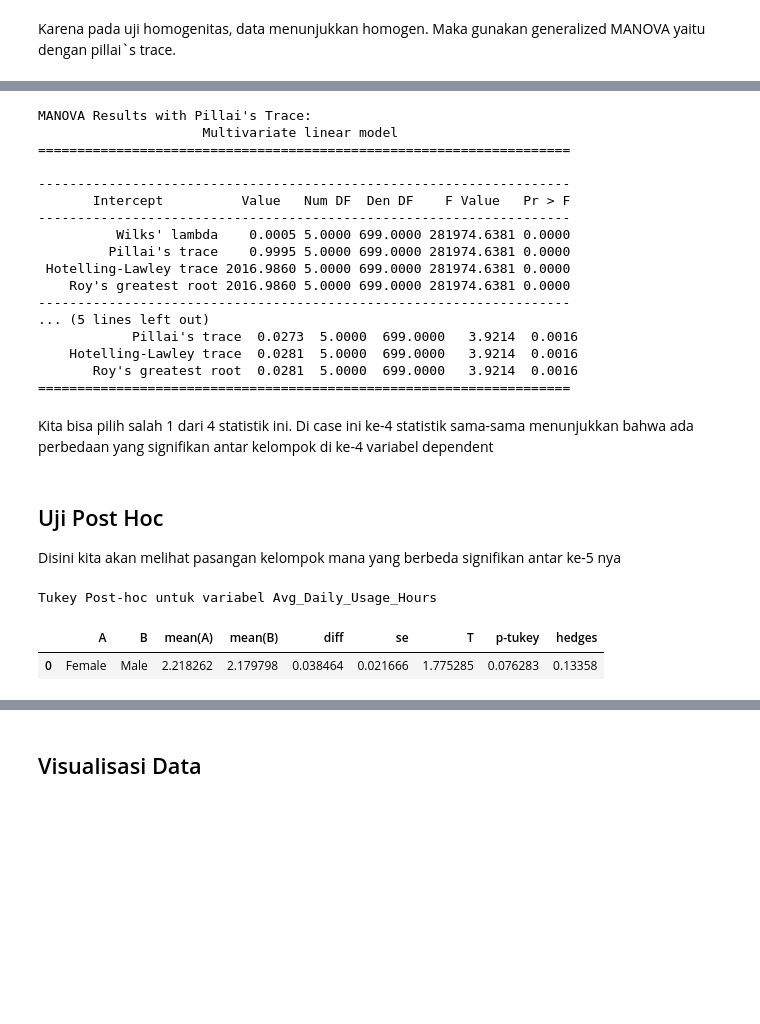
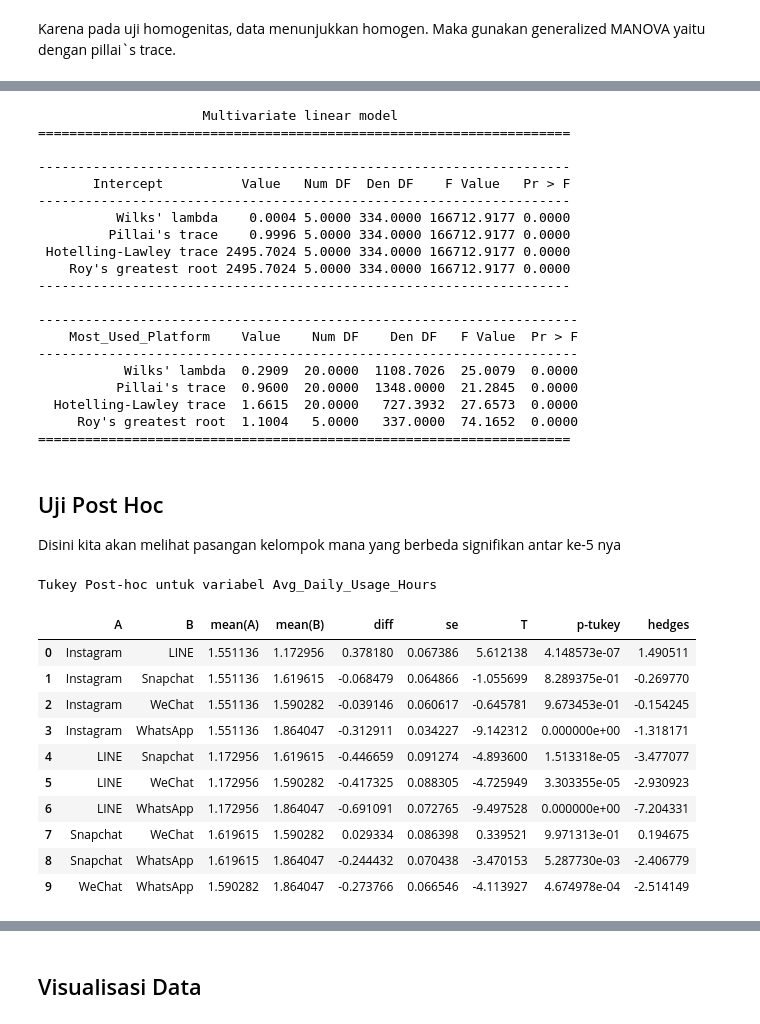
Before and after one commit to ahdann/Analisis-Manova, a Jupyter notebook: Analisis_Manova_Media_Sosial_Mahasiswa.ipynb, the cells around one changed output, grey strips where cells are left out. Drawn from its saved outputs; the diff is of its cells as text; code cells hidden in the pictures; blank space fills up the shorter version.

```diff
--- a/Analisis_Manova_Media_Sosial_Mahasiswa.ipynb
+++ b/Analisis_Manova_Media_Sosial_Mahasiswa.ipynb
@@ -58,0 +67,3 @@ data_manova
+# %%
+data_manova = df_filtered
+data_manova
@@ -64 +86,8 @@ data_Male_numeric = data_manova.loc[data_manova['Gender']=='Male', ['Avg_Daily_U
+# %%
+#'LINE', 'Instagram', 'WhatsApp','WeChat','Snapchat'
+data_LINE_numeric = data_manova.loc[data_manova['Most_Used_Platform']=='LINE', ['Avg_Daily_Usage_Hours', 'Sleep_Hours_Per_Night', 'Mental_Health_Score', 'Conflicts_Over_Social_Media', 'Addicted_Score']]
+data_Instagram_numeric = data_manova.loc[data_manova['Most_Used_Platform']=='Instagram', ['Avg_Daily_Usage_Hours', 'Sleep_Hours_Per_Night', 'Mental_Health_Score', 'Conflicts_Over_Social_Media', 'Addicted_Score']]
+data_WhatsApp_numeric = data_manova.loc[data_manova['Most_Used_Platform']=='WhatsApp', ['Avg_Daily_Usage_Hours', 'Sleep_Hours_Per_Night', 'Mental_Health_Score', 'Conflicts_Over_Social_Media', 'Addicted_Score']]
+data_WeChat_numeric = data_manova.loc[data_manova['Most_Used_Platform']=='WeChat', ['Avg_Daily_Usage_Hours', 'Sleep_Hours_Per_Night', 'Mental_Health_Score', 'Conflicts_Over_Social_Media', 'Addicted_Score']]
+data_Snapchat_numeric = data_manova.loc[data_manova['Most_Used_Platform']=='Snapchat', ['Avg_Daily_Usage_Hours', 'Sleep_Hours_Per_Night', 'Mental_Health_Score', 'Conflicts_Over_Social_Media', 'Addicted_Score']]
 # %%
@@ -76,3 +107,10 @@ data_Male_trans = np.sqrt(data_Male_numeric)
+# %%
+#Transformasi
+data_LINE_trans = np.log(data_LINE_numeric)
+data_Instagram_trans = np.log(data_Instagram_numeric)
+data_WhatsApp_trans = np.log(data_WhatsApp_numeric)
+data_WeChat_trans = np.log(data_WeChat_numeric)
+data_Snapchat_trans = np.log(data_Snapchat_numeric)
 # %% [markdown]
 Lalu lakukan lagi uji normalitas multivariatnya
 # %%
@@ -85,8 +129,8 @@ Uji normalitas multivariat Male:  HZResults(hz=np.float64(11.817544915181674), p
 ## Uji Homogenitas
 # %%
 #Gabungkan lagi datanya
-data_trans_manova = pd.concat([data_Female_trans, data_Male_trans])
-data_trans_manova['Gender'] = data_manova['Gender'].copy()
+data_trans_manova = pd.concat([data_LINE_trans, data_Instagram_trans, data_WhatsApp_trans, data_WeChat_trans, data_Snapchat_trans ])
+data_trans_manova['Most_Used_Platform'] = data_manova['Most_Used_Platform']
 data_trans_manova
 # %% [output]
 |  | Avg_Daily_Usage_Hours | Sleep_Hours_Per_Night | Mental_Health_Score | Conflicts_Over_Social_Media | Addicted_Score | ... |
@@ -115,38 +196,46 @@ Karena pada uji homogenitas, data menunjukkan homogen. Maka gunakan generalized
 # %%
-# Standard MANOVA dengan Pillai's trace
-manova = MANOVA.from_formula('Avg_Daily_Usage_Hours + Sleep_Hours_Per_Night + Mental_Health_Score + Conflicts_Over_Social_Media + Addicted_Score ~ Gender', data=data_trans_manova)
-print("\nMANOVA Results with Pillai's Trace:")
+manova = MANOVA.from_formula('Avg_Daily_Usage_Hours + Sleep_Hours_Per_Night + Mental_Health_Score + Conflicts_Over_Social_Media + Addicted_Score ~ Most_Used_Platform', data=data_trans_manova)
 print(manova.mv_test())
 # %% [output]
-MANOVA Results with Pillai's Trace:
                      Multivariate linear model
 ====================================================================
 
 --------------------------------------------------------------------
        Intercept          Value   Num DF  Den DF    F Value   Pr > F
 --------------------------------------------------------------------
-          Wilks' lambda    0.0005 5.0000 699.0000 281974.6381 0.0000
-         Pillai's trace    0.9995 5.0000 699.0000 281974.6381 0.0000
- Hotelling-Lawley trace 2016.9860 5.0000 699.0000 281974.6381 0.0000
-    Roy's greatest root 2016.9860 5.0000 699.0000 281974.6381 0.0000
+          Wilks' lambda    0.0004 5.0000 334.0000 166712.9177 0.0000
+         Pillai's trace    0.9996 5.0000 334.0000 166712.9177 0.0000
+ Hotelling-Lawley trace 2495.7024 5.0000 334.0000 166712.9177 0.0000
+    Roy's greatest root 2495.7024 5.0000 334.0000 166712.9177 0.0000
 --------------------------------------------------------------------
-... (5 lines left out)
-            Pillai's trace  0.0273  5.0000  699.0000   3.9214  0.0016
-    Hotelling-Lawley trace  0.0281  5.0000  699.0000   3.9214  0.0016
-       Roy's greatest root  0.0281  5.0000  699.0000   3.9214  0.0016
+
+---------------------------------------------------------------------
+    Most_Used_Platform    Value    Num DF    Den DF   F Value  Pr > F
+---------------------------------------------------------------------
+           Wilks' lambda  0.2909  20.0000  1108.7026  25.0079  0.0000
+          Pillai's trace  0.9600  20.0000  1348.0000  21.2845  0.0000
+  Hotelling-Lawley trace  1.6615  20.0000   727.3932  27.6573  0.0000
+     Roy's greatest root  1.1004   5.0000   337.0000  74.1652  0.0000
 ====================================================================
-# %% [markdown]
-Kita bisa pilih salah 1 dari 4 statistik ini. Di case ini ke-4 statistik sama-sama menunjukkan bahwa ada perbedaan yang signifikan antar kelompok di ke-4 variabel dependent
 # %% [markdown]
 ## Uji Post Hoc
 
 Disini kita akan melihat pasangan kelompok mana yang berbeda signifikan antar ke-5 nya
 # %%
-tukey_usage = pg.pairwise_tukey(data=data_trans_manova, dv='Avg_Daily_Usage_Hours', between='Gender')
+tukey_usage = pg.pairwise_tukey(data=data_trans_manova, dv='Avg_Daily_Usage_Hours', between='Most_Used_Platform')
 print("\nTukey Post-hoc untuk variabel Avg_Daily_Usage_Hours")
 tukey_usage
 # %% [output]
 Tukey Post-hoc untuk variabel Avg_Daily_Usage_Hours
 |  | A | B | mean(A) | mean(B) | diff | se | T | p-tukey | hedges |
-| 0 | Female | Male | 2.218262 | 2.179798 | 0.038464 | 0.021666 | 1.775285 | 0.076283 | 0.13358 |
+| 0 | Instagram | LINE | 1.551136 | 1.172956 | 0.378180 | 0.067386 | 5.612138 | 4.148573e-07 | 1.490511 |
+| 1 | Instagram | Snapchat | 1.551136 | 1.619615 | -0.068479 | 0.064866 | -1.055699 | 8.289375e-01 | -0.269770 |
+| 2 | Instagram | WeChat | 1.551136 | 1.590282 | -0.039146 | 0.060617 | -0.645781 | 9.673453e-01 | -0.154245 |
+| 3 | Instagram | WhatsApp | 1.551136 | 1.864047 | -0.312911 | 0.034227 | -9.142312 | 0.000000e+00 | -1.318171 |
+| 4 | LINE | Snapchat | 1.172956 | 1.619615 | -0.446659 | 0.091274 | -4.893600 | 1.513318e-05 | -3.477077 |
+| 5 | LINE | WeChat | 1.172956 | 1.590282 | -0.417325 | 0.088305 | -4.725949 | 3.303355e-05 | -2.930923 |
+| 6 | LINE | WhatsApp | 1.172956 | 1.864047 | -0.691091 | 0.072765 | -9.497528 | 0.000000e+00 | -7.204331 |
+| 7 | Snapchat | WeChat | 1.619615 | 1.590282 | 0.029334 | 0.086398 | 0.339521 | 9.971313e-01 | 0.194675 |
+| 8 | Snapchat | WhatsApp | 1.619615 | 1.864047 | -0.244432 | 0.070438 | -3.470153 | 5.287730e-03 | -2.406779 |
+| 9 | WeChat | WhatsApp | 1.590282 | 1.864047 | -0.273766 | 0.066546 | -4.113927 | 4.674978e-04 | -2.514149 |
 # %%
```
Also changed, not shown: parts of 22 cells of this notebook.
